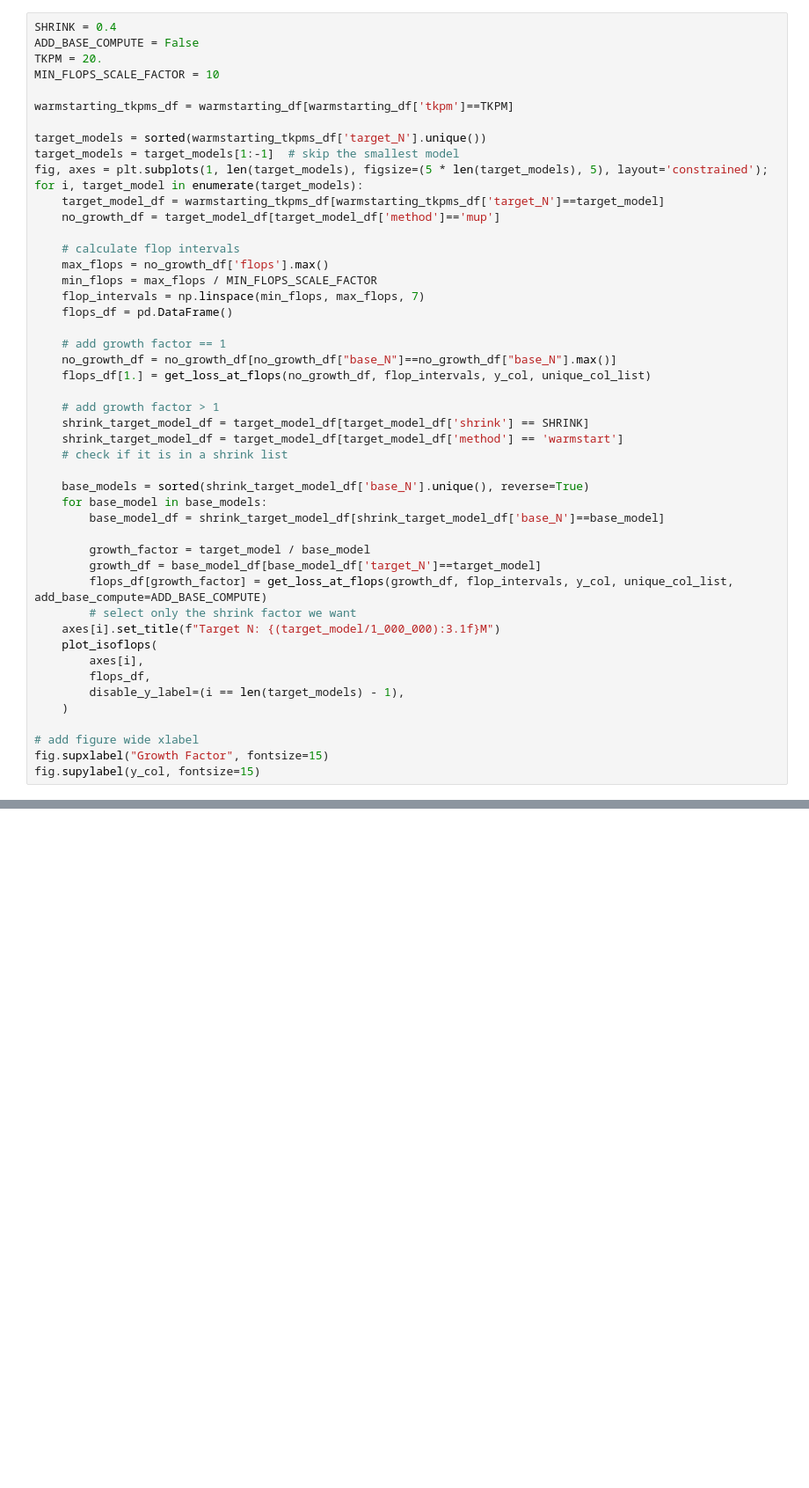
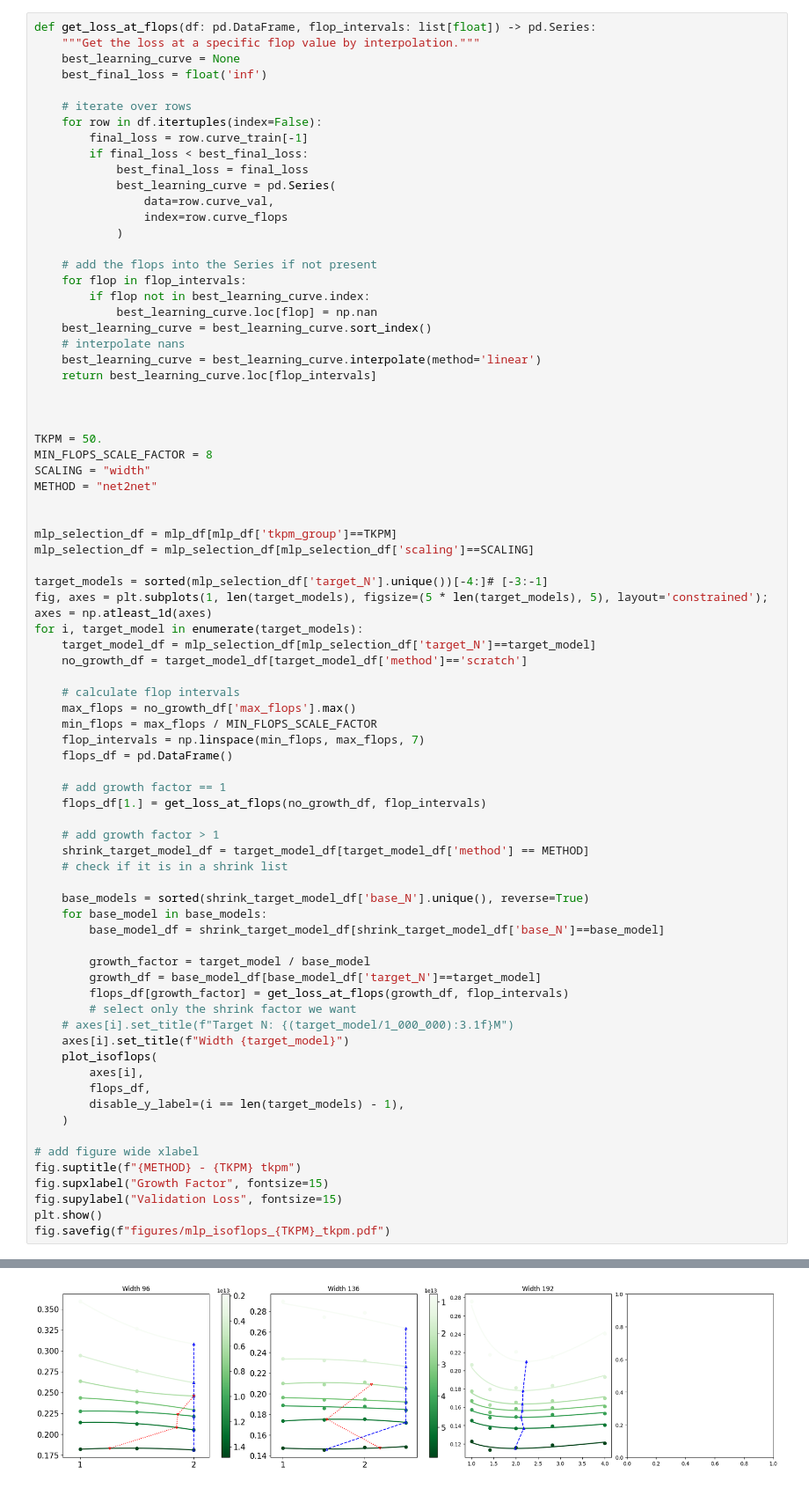
Before and after one commit to Neeratyoy/EffingScaling, a Jupyter notebook: playground/mlp_data.ipynb, the cells around one changed output, grey strips where cells are left out. Shown at 88% size. Cells and saved outputs as stored; diff of their text form; blank space fills up the shorter version.

```diff
--- a/playground/mlp_data.ipynb
+++ b/playground/mlp_data.ipynb
@@ -74,31 +73,57 @@ def get_loss_at_flops(df: pd.DataFrame, flop_intervals: list[float], y_col: str,
 # %%
-SHRINK = 0.4
-ADD_BASE_COMPUTE = False
-TKPM = 20.
-MIN_FLOPS_SCALE_FACTOR = 10
+def get_loss_at_flops(df: pd.DataFrame, flop_intervals: list[float]) -> pd.Series:
+    """Get the loss at a specific flop value by interpolation."""
+    best_learning_curve = None
+    best_final_loss = float('inf')
 
-warmstarting_tkpms_df = warmstarting_df[warmstarting_df['tkpm']==TKPM]
+    # iterate over rows
+    for row in df.itertuples(index=False):
+        final_loss = row.curve_train[-1]
+        if final_loss < best_final_loss:
+            best_final_loss = final_loss
+            best_learning_curve = pd.Series(
+                data=row.curve_val,
+                index=row.curve_flops
+            )
 
-target_models = sorted(warmstarting_tkpms_df['target_N'].unique())
-target_models = target_models[1:-1]  # skip the smallest model
+    # add the flops into the Series if not present
+    for flop in flop_intervals:
+        if flop not in best_learning_curve.index:
+            best_learning_curve.loc[flop] = np.nan
+    best_learning_curve = best_learning_curve.sort_index()
+    # interpolate nans
+    best_learning_curve = best_learning_curve.interpolate(method='linear')
+    return best_learning_curve.loc[flop_intervals]
+
+
+
+TKPM = 50.
+MIN_FLOPS_SCALE_FACTOR = 8
+SCALING = "width"
+METHOD = "net2net"
+
+
+mlp_selection_df = mlp_df[mlp_df['tkpm_group']==TKPM]
+mlp_selection_df = mlp_selection_df[mlp_selection_df['scaling']==SCALING]
+
+target_models = sorted(mlp_selection_df['target_N'].unique())[-4:]# [-3:-1]
 fig, axes = plt.subplots(1, len(target_models), figsize=(5 * len(target_models), 5), layout='constrained');
+axes = np.atleast_1d(axes)
 for i, target_model in enumerate(target_models):
-    target_model_df = warmstarting_tkpms_df[warmstarting_tkpms_df['target_N']==target_model]
-    no_growth_df = target_model_df[target_model_df['method']=='mup']
+    target_model_df = mlp_selection_df[mlp_selection_df['target_N']==target_model]
+    no_growth_df = target_model_df[target_model_df['method']=='scratch']
 
     # calculate flop intervals
-    max_flops = no_growth_df['flops'].max()
+    max_flops = no_growth_df['max_flops'].max()
     min_flops = max_flops / MIN_FLOPS_SCALE_FACTOR
     flop_intervals = np.linspace(min_flops, max_flops, 7)
     flops_df = pd.DataFrame()
 
     # add growth factor == 1
-    no_growth_df = no_growth_df[no_growth_df["base_N"]==no_growth_df["base_N"].max()]
-    flops_df[1.] = get_loss_at_flops(no_growth_df, flop_intervals, y_col, unique_col_list)
+    flops_df[1.] = get_loss_at_flops(no_growth_df, flop_intervals)
 
     # add growth factor > 1
-    shrink_target_model_df = target_model_df[target_model_df['shrink'] == SHRINK]
-    shrink_target_model_df = target_model_df[target_model_df['method'] == 'warmstart']
+    shrink_target_model_df = target_model_df[target_model_df['method'] == METHOD]
     # check if it is in a shrink list
 
     base_models = sorted(shrink_target_model_df['base_N'].unique(), reverse=True)
@@ -107,9 +132,10 @@ for i, target_model in enumerate(target_models):
 
         growth_factor = target_model / base_model
         growth_df = base_model_df[base_model_df['target_N']==target_model]
-        flops_df[growth_factor] = get_loss_at_flops(growth_df, flop_intervals, y_col, unique_col_list, add_base_compute=ADD_BASE_COMPUTE)
+        flops_df[growth_factor] = get_loss_at_flops(growth_df, flop_intervals)
         # select only the shrink factor we want
-    axes[i].set_title(f"Target N: {(target_model/1_000_000):3.1f}M")
+    # axes[i].set_title(f"Target N: {(target_model/1_000_000):3.1f}M")
+    axes[i].set_title(f"Width {target_model}")
     plot_isoflops(
         axes[i],
         flops_df,
@@ -117,5 +143,9 @@ for i, target_model in enumerate(target_models):
     )
 
 # add figure wide xlabel
+fig.suptitle(f"{METHOD} - {TKPM} tkpm")
 fig.supxlabel("Growth Factor", fontsize=15)
-fig.supylabel(y_col, fontsize=15)
+fig.supylabel("Validation Loss", fontsize=15)
+plt.show()
+fig.savefig(f"figures/mlp_isoflops_{TKPM}_tkpm.pdf")
+# %% [output]
@@ -121,0 +153 @@ fig.supylabel(y_col, fontsize=15)
+[figure, added]
```
Also changed, not shown: parts of 11 cells of this notebook, 2 other files.
